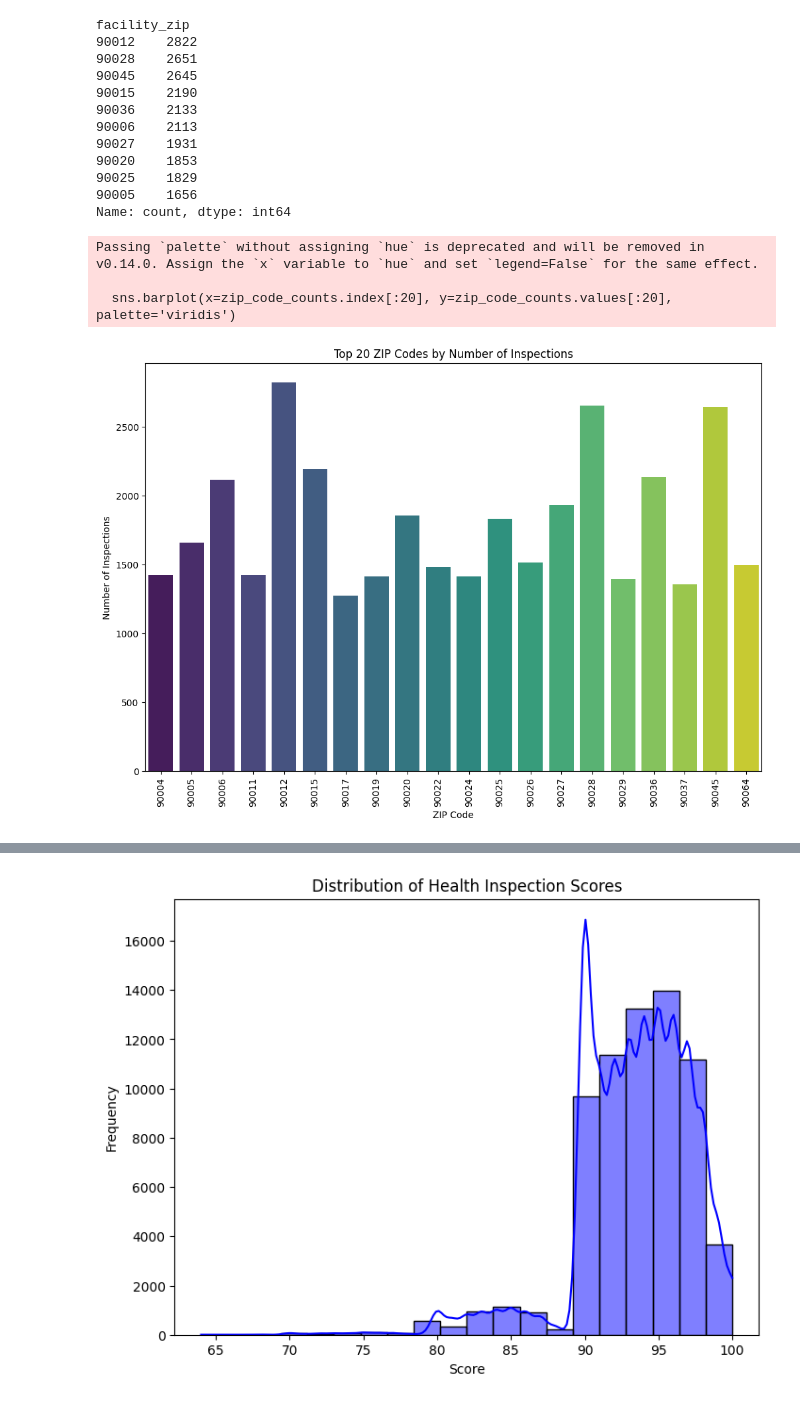
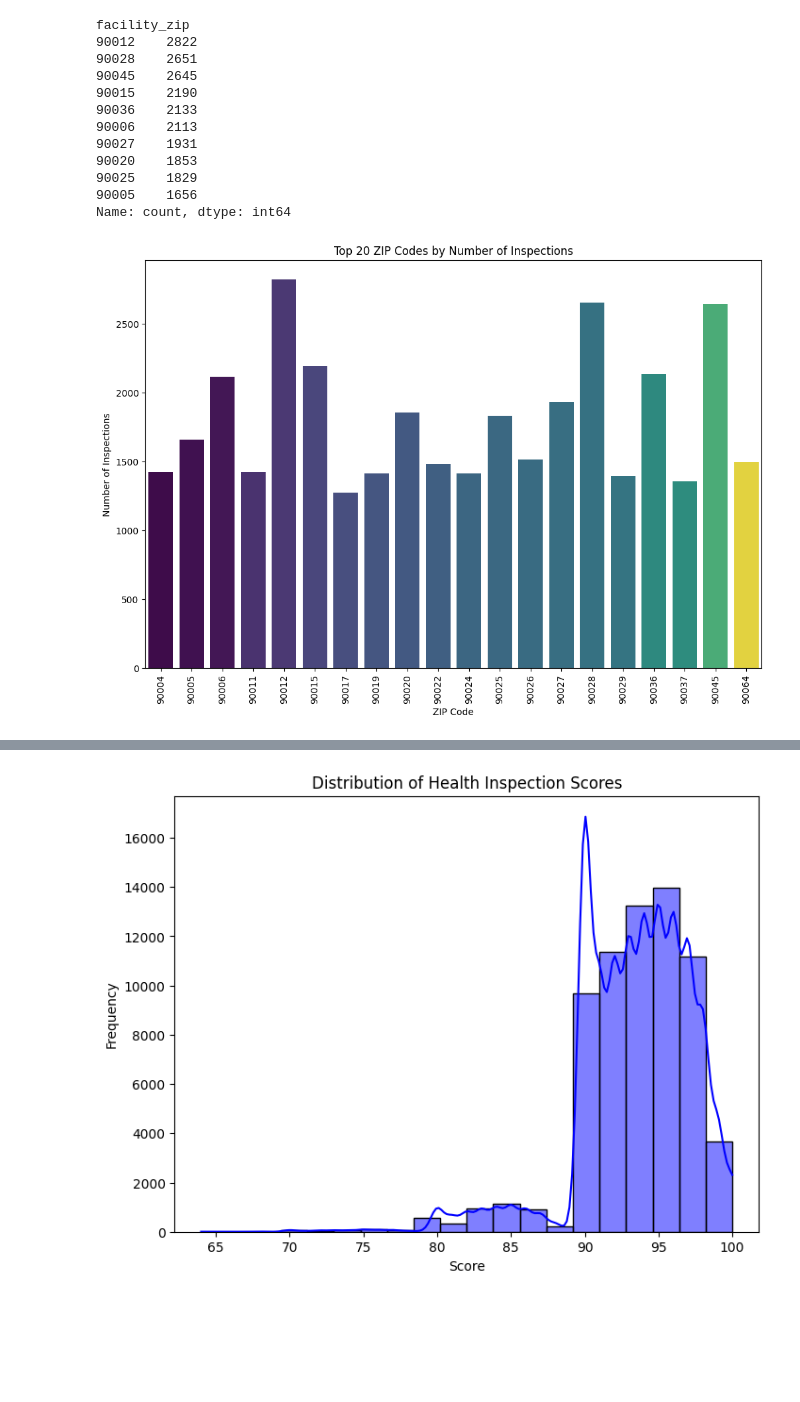
Before and after one commit to nived02/ML, a Jupyter notebook: EE769_Assignment_1_Exploratory_and_Descriptive_Data_Analysis_.ipynb, the cells around one changed output, grey strips where cells are left out. Cells and saved outputs as stored; diff of their text form; code cells hidden in the pictures; blank space fills up the shorter version.

```diff
--- a/EE769_Assignment_1_Exploratory_and_Descriptive_Data_Analysis_.ipynb
+++ b/EE769_Assignment_1_Exploratory_and_Descriptive_Data_Analysis_.ipynb
@@ -108,16 +112,14 @@ facility_zip
 90005    1656
 Name: count, dtype: int64
 # %%
-plt.figure(figsize=(12, 8))
-sns.barplot(x=zip_code_counts.index[:20], y=zip_code_counts.values[:20], palette='viridis')
-plt.title('Top 20 ZIP Codes by Number of Inspections')
-plt.xlabel('ZIP Code')
-plt.ylabel('Number of Inspections')
-plt.xticks(rotation=90)
-plt.show()
+plt.figure(figsize=(12, 8))  # Create a new figure with a specified size
+sns.barplot(x=zip_code_counts.index[:20], y=zip_code_counts.values[:20], palette='viridis', hue=zip_code_counts.index[:20], dodge=False)  # Create a bar plot for the top 20 ZIP codes by number of inspections using the 'viridis' color palette
+plt.title('Top 20 ZIP Codes by Number of Inspections')  # Set the title of the plot
+plt.xlabel('ZIP Code')  # Label the x-axis as 'ZIP Code'
+plt.ylabel('Number of Inspections')  # Label the y-axis as 'Number of Inspections'
+plt.xticks(rotation=90)  # Rotate x-axis labels by 90 degrees for better readability
+plt.legend([],[], frameon=False)  # Remove the legend to avoid unnecessary space if not needed
+plt.show()  # Display the plot
 # %% [output]
-Passing `palette` without assigning `hue` is deprecated and will be removed in v0.14.0. Assign the `x` variable to `hue` and set `legend=False` for the same effect.
-
-  sns.barplot(x=zip_code_counts.index[:20], y=zip_code_counts.values[:20], palette='viridis')
-[figure, old version]
+[figure, new version]
 # %%
```
Also changed, not shown: parts of 89 cells of this notebook.
